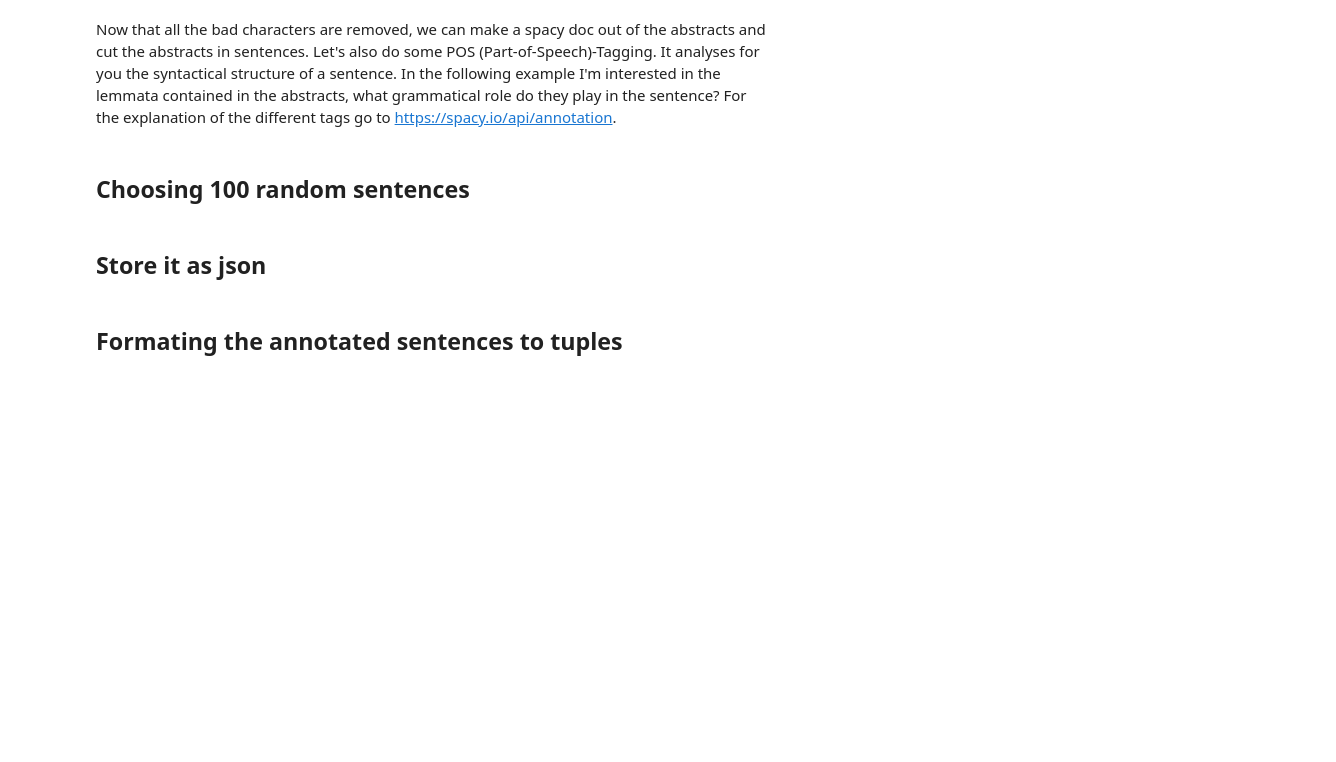
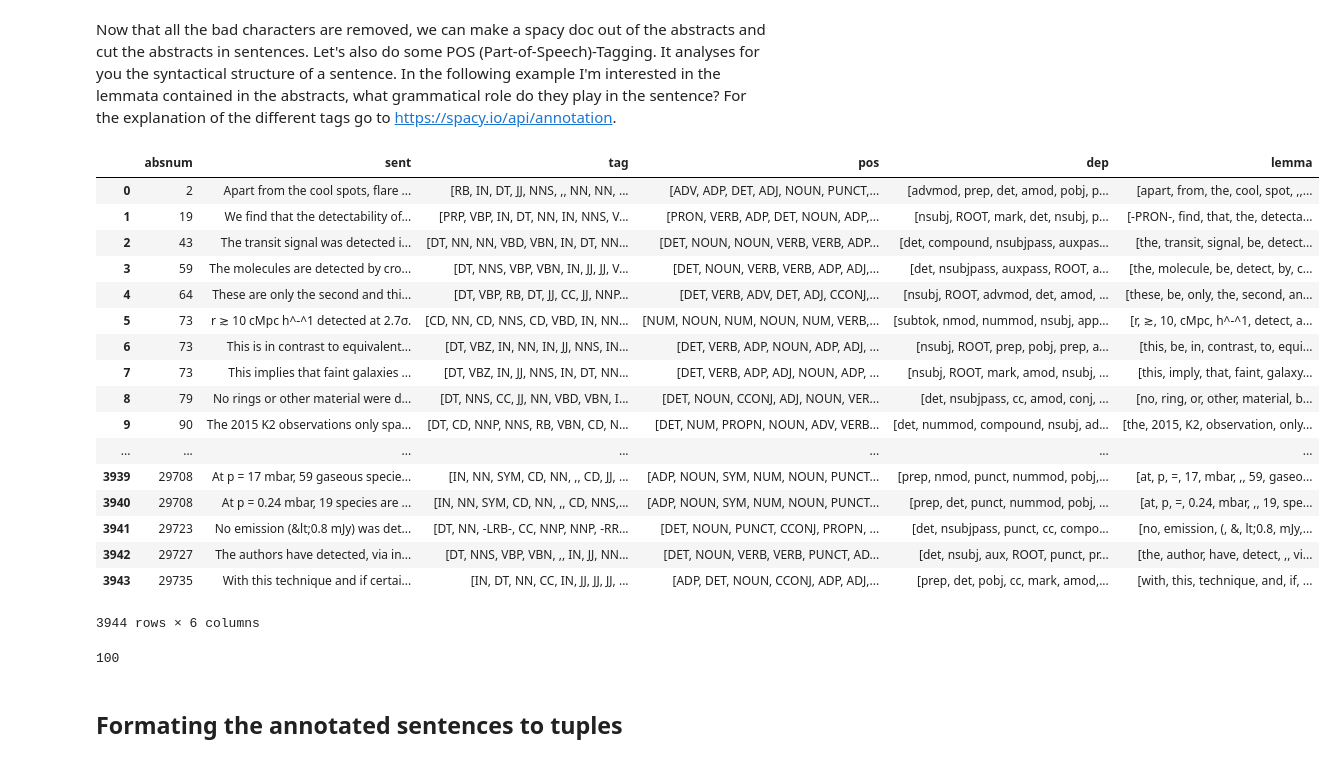
Before and after one commit to grasshoff/vorlesung2019, a Jupyter notebook: notebooks/bier/06_01_SpaCy_NASA.ipynb, the cells around one changed output. Cells and saved outputs as stored; diff of their text form; code cells hidden in the pictures; blank space fills up the shorter version.

```diff
--- a/notebooks/bier/06_01_SpaCy_NASA.ipynb
+++ b/notebooks/bier/06_01_SpaCy_NASA.ipynb
@@ -59,7 +59,7 @@ Now the dataframe is ready to work with. The abstracts are stored in the column
 # %% [markdown]
 With `.str.contains('word')` used on the row of a dataframe you could check very quickly which cells contains the word.
 # %%
-dfExoplanetsNASAdetect = dfExoplanetsNASA[dfExoplanetsNASA.abstract.str.contains(' detected')]
+dfExoplanetsNASAdetect = dfExoplanetsNASA[dfExoplanetsNASA.abstract.str.contains(' detected')].reset_index()
 # %%
 print(str(len(dfExoplanetsNASAdetect)) + ' abstracts contain the word " detected"!')
 # %% [output]
@@ -81,19 +75,28 @@ See the caveats in the documentation: http://pandas.pydata.org/pandas-docs/stabl
 # %% [markdown]
 Now that all the bad characters are removed, we can make a spacy doc out of the abstracts and cut the abstracts in sentences. Let's also do some POS (Part-of-Speech)-Tagging. It analyses for you the syntactical structure of a sentence. In the following example I'm interested in the lemmata contained in the abstracts, what grammatical role do they play in the sentence? For the explanation of the different tags go to https://spacy.io/api/annotation.
 # %%
-sentences = []
-tokens = []
-tagRootSent = []
-tagDetected = []
-for abstract in dfExoplanetsNASAdetect['abstract']:
-    doc = nlp(abstract)
+sentence = []
+absnum = []
+tag = []
+pos = []
+dep = []
+lemma = []
+for abstract in range(len(dfExoplanetsNASAdetect['abstract'])):
+    doc = nlp(dfExoplanetsNASAdetect['abstract'][abstract])
     for sent in doc.sents:
         if ' detected' in sent.string:
-            sentences.append(sent.string.strip())
-            tag = []
+            absnum.append(dfExoplanetsNASAdetect['index'][abstract])
+            sentence.append(sent.string.strip())
+            tags = []
+            poss = []
+            deps = []
+            lemmas = []
             for token in sent:
-                if token.dep_ == 'ROOT':
-                    tagRootSent.append(token.tag_)
-                if token.text == 'detected':
-                    tag.append(token.tag_)
-            tagDetected.append(tag[0])
+                tags.append(token.tag_)
+                poss.append(token.pos_)
+                deps.append(token.dep_)
+                lemmas.append(token.lemma_)
+            tag.append(tags)
+            pos.append(poss)
+            dep.append(deps)
+            lemma.append(lemmas)
@@ -102,2 +102,0 @@ dfExoplanetsNASAdetect = pd.DataFrame({'sent': sentences, 'tagRootSent': tagRoot
-# %% [markdown]
-## Choosing 100 random sentences
@@ -107,3 +103,24 @@ dfExoplanetsNASAdetected100rand = dfExoplanetsNASAdetect.sample(n=100).reset_ind
-# %% [markdown]
-## Store it as json
+# %%
+dfExoplanetsNASAdetected = pd.DataFrame({'absnum':absnum,'sent':sentence,'tag':tag,'pos':pos,'dep':dep,'lemma':lemma})
+# %%
+dfExoplanetsNASAdetected
+# %% [output]
+|  | absnum | sent | tag | pos | dep | lemma |
+| 0 | 2 | Apart from the cool spots, flare ... | [RB, IN, DT, JJ, NNS, ,, NN, NN, ... | [ADV, ADP, DET, ADJ, NOUN, PUNCT,... | [advmod, prep, det, amod, pobj, p... | [apart, from, the, cool, spot, ,,... |
+| 1 | 19 | We find that the detectability of... | [PRP, VBP, IN, DT, NN, IN, NNS, V... | [PRON, VERB, ADP, DET, NOUN, ADP,... | [nsubj, ROOT, mark, det, nsubj, p... | [-PRON-, find, that, the, detecta... |
+| 2 | 43 | The transit signal was detected i... | [DT, NN, NN, VBD, VBN, IN, DT, NN... | [DET, NOUN, NOUN, VERB, VERB, ADP... | [det, compound, nsubjpass, auxpas... | [the, transit, signal, be, detect... |
+| 3 | 59 | The molecules are detected by cro... | [DT, NNS, VBP, VBN, IN, JJ, JJ, V... | [DET, NOUN, VERB, VERB, ADP, ADJ,... | [det, nsubjpass, auxpass, ROOT, a... | [the, molecule, be, detect, by, c... |
+| 4 | 64 | These are only the second and thi... | [DT, VBP, RB, DT, JJ, CC, JJ, NNP... | [DET, VERB, ADV, DET, ADJ, CCONJ,... | [nsubj, ROOT, advmod, det, amod, ... | [these, be, only, the, second, an... |
+| 5 | 73 | r ≳ 10 cMpc h^-^1 detected at 2.7σ. | [CD, NN, CD, NNS, CD, VBD, IN, NN... | [NUM, NOUN, NUM, NOUN, NUM, VERB,... | [subtok, nmod, nummod, nsubj, app... | [r, ≳, 10, cMpc, h^-^1, detect, a... |
+| 6 | 73 | This is in contrast to equivalent... | [DT, VBZ, IN, NN, IN, JJ, NNS, IN... | [DET, VERB, ADP, NOUN, ADP, ADJ, ... | [nsubj, ROOT, prep, pobj, prep, a... | [this, be, in, contrast, to, equi... |
+| 7 | 73 | This implies that faint galaxies ... | [DT, VBZ, IN, JJ, NNS, IN, DT, NN... | [DET, VERB, ADP, ADJ, NOUN, ADP, ... | [nsubj, ROOT, mark, amod, nsubj, ... | [this, imply, that, faint, galaxy... |
+| 8 | 79 | No rings or other material were d... | [DT, NNS, CC, JJ, NN, VBD, VBN, I... | [DET, NOUN, CCONJ, ADJ, NOUN, VER... | [det, nsubjpass, cc, amod, conj, ... | [no, ring, or, other, material, b... |
+| 9 | 90 | The 2015 K2 observations only spa... | [DT, CD, NNP, NNS, RB, VBN, CD, N... | [DET, NUM, PROPN, NOUN, ADV, VERB... | [det, nummod, compound, nsubj, ad... | [the, 2015, K2, observation, only... |
+| ... | ... | ... | ... | ... | ... | ... |
+| 3939 | 29708 | At p = 17 mbar, 59 gaseous specie... | [IN, NN, SYM, CD, NN, ,, CD, JJ, ... | [ADP, NOUN, SYM, NUM, NOUN, PUNCT... | [prep, nmod, punct, nummod, pobj,... | [at, p, =, 17, mbar, ,, 59, gaseo... |
+| 3940 | 29708 | At p = 0.24 mbar, 19 species are ... | [IN, NN, SYM, CD, NN, ,, CD, NNS,... | [ADP, NOUN, SYM, NUM, NOUN, PUNCT... | [prep, det, punct, nummod, pobj, ... | [at, p, =, 0.24, mbar, ,, 19, spe... |
+| 3941 | 29723 | No emission (&lt;0.8 mJy) was det... | [DT, NN, -LRB-, CC, NNP, NNP, -RR... | [DET, NOUN, PUNCT, CCONJ, PROPN, ... | [det, nsubjpass, punct, cc, compo... | [no, emission, (, &, lt;0.8, mJy,... |
+| 3942 | 29727 | The authors have detected, via in... | [DT, NNS, VBP, VBN, ,, IN, JJ, NN... | [DET, NOUN, VERB, VERB, PUNCT, AD... | [det, nsubj, aux, ROOT, punct, pr... | [the, author, have, detect, ,, vi... |
+| 3943 | 29735 | With this technique and if certai... | [IN, DT, NN, CC, IN, JJ, JJ, JJ, ... | [ADP, DET, NOUN, CCONJ, ADP, ADJ,... | [prep, det, pobj, cc, mark, amod,... | [with, this, technique, and, if, ... |
+3944 rows × 6 columns
 # %%
@@ -110,0 +128,5 @@ dfExoplanetsNASAdetected100rand = dfExoplanetsNASAdetect.sample(n=100).reset_ind
+# %%
+dfExoplanetsNASAdetect = pd.read_json('./data/dfExoplanetsNASAdetected100rand_v2.json', orient = 'table')
+len(dfExoplanetsNASAdetect)
+# %% [output]
+100
```
Also changed, not shown: parts of 8 cells of this notebook, 4 other files.
